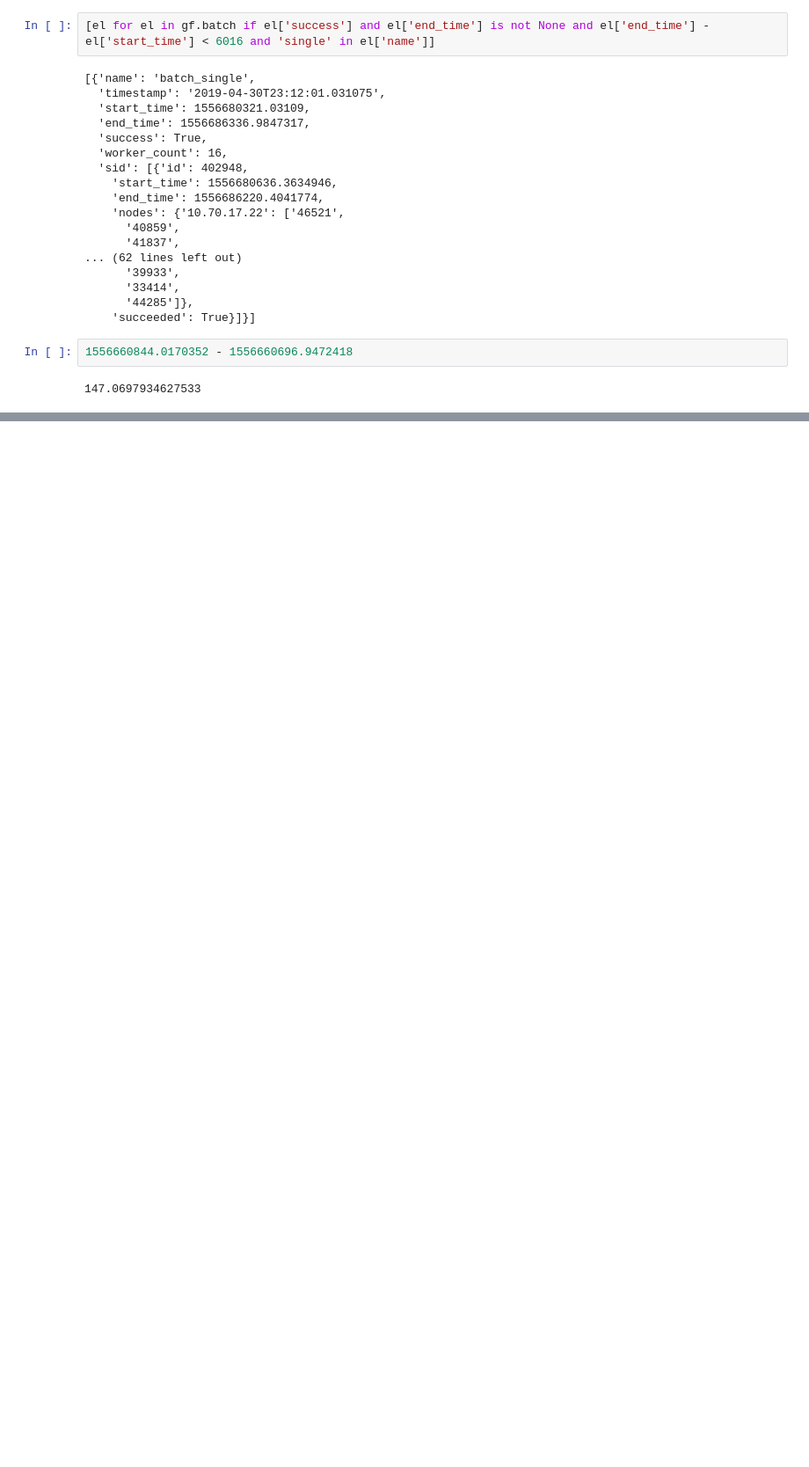
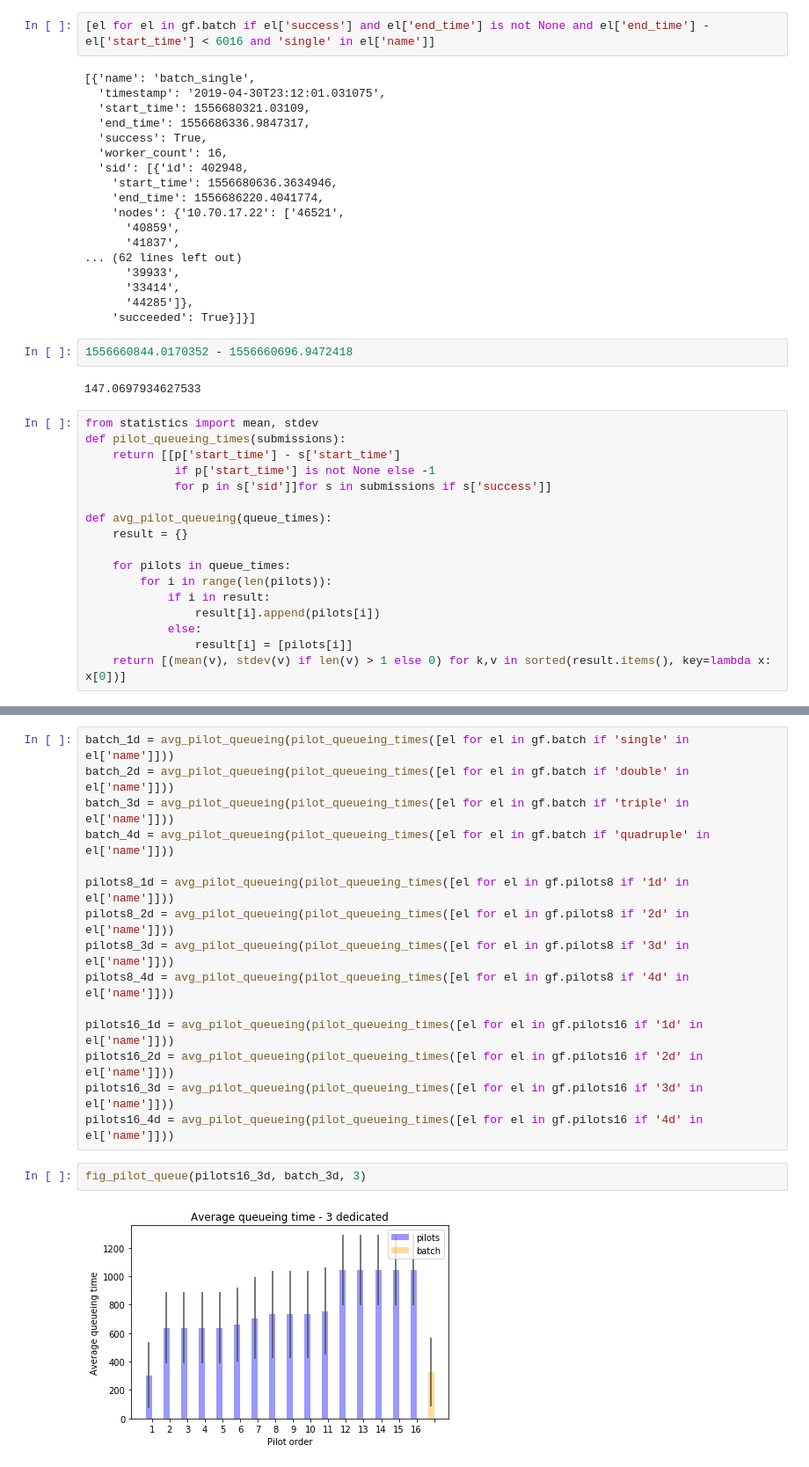
Before and after one commit to big-data-lab-team/spa, a Jupyter notebook: experiments/notebooks/spa-figures-BELUGA.ipynb, the cells around one changed output, grey strips where cells are left out. Shown: that part at 88% size. Cells and saved outputs as stored; diff of their text form; blank space fills up the shorter version.

```diff
--- a/experiments/notebooks/spa-figures-BELUGA.ipynb
+++ b/experiments/notebooks/spa-figures-BELUGA.ipynb
@@ -369,3 +369,20 @@ basic_model((w_batch_1d, m_batch_1d, w_16p_1d, m_16p_1d),
 1556660844.0170352 - 1556660696.9472418
 # %% [output]
 147.0697934627533
+# %%
+from statistics import mean, stdev
+def pilot_queueing_times(submissions):
+    return [[p['start_time'] - s['start_time']
+             if p['start_time'] is not None else -1
+             for p in s['sid']]for s in submissions if s['success']]
+
+def avg_pilot_queueing(queue_times):
+    result = {}
+
+    for pilots in queue_times:
+        for i in range(len(pilots)):
+            if i in result:
+                result[i].append(pilots[i])
+            else:
+                result[i] = [pilots[i]]
+    return [(mean(v), stdev(v) if len(v) > 1 else 0) for k,v in sorted(result.items(), key=lambda x: x[0])]
@@ -371,0 +438,19 @@ basic_model((w_batch_1d, m_batch_1d, w_16p_1d, m_16p_1d),
+# %%
+batch_1d = avg_pilot_queueing(pilot_queueing_times([el for el in gf.batch if 'single' in el['name']]))
+batch_2d = avg_pilot_queueing(pilot_queueing_times([el for el in gf.batch if 'double' in el['name']]))
+batch_3d = avg_pilot_queueing(pilot_queueing_times([el for el in gf.batch if 'triple' in el['name']]))
+batch_4d = avg_pilot_queueing(pilot_queueing_times([el for el in gf.batch if 'quadruple' in el['name']]))
+
+pilots8_1d = avg_pilot_queueing(pilot_queueing_times([el for el in gf.pilots8 if '1d' in el['name']]))
+pilots8_2d = avg_pilot_queueing(pilot_queueing_times([el for el in gf.pilots8 if '2d' in el['name']]))
+pilots8_3d = avg_pilot_queueing(pilot_queueing_times([el for el in gf.pilots8 if '3d' in el['name']]))
+pilots8_4d = avg_pilot_queueing(pilot_queueing_times([el for el in gf.pilots8 if '4d' in el['name']]))
+
+pilots16_1d = avg_pilot_queueing(pilot_queueing_times([el for el in gf.pilots16 if '1d' in el['name']]))
+pilots16_2d = avg_pilot_queueing(pilot_queueing_times([el for el in gf.pilots16 if '2d' in el['name']]))
+pilots16_3d = avg_pilot_queueing(pilot_queueing_times([el for el in gf.pilots16 if '3d' in el['name']]))
+pilots16_4d = avg_pilot_queueing(pilot_queueing_times([el for el in gf.pilots16 if '4d' in el['name']]))
+# %%
+fig_pilot_queue(pilots16_3d, batch_3d, 3)
+# %% [output]
+[figure, added]
```
Also changed, not shown: parts of 8 cells of this notebook, 3 other files.
